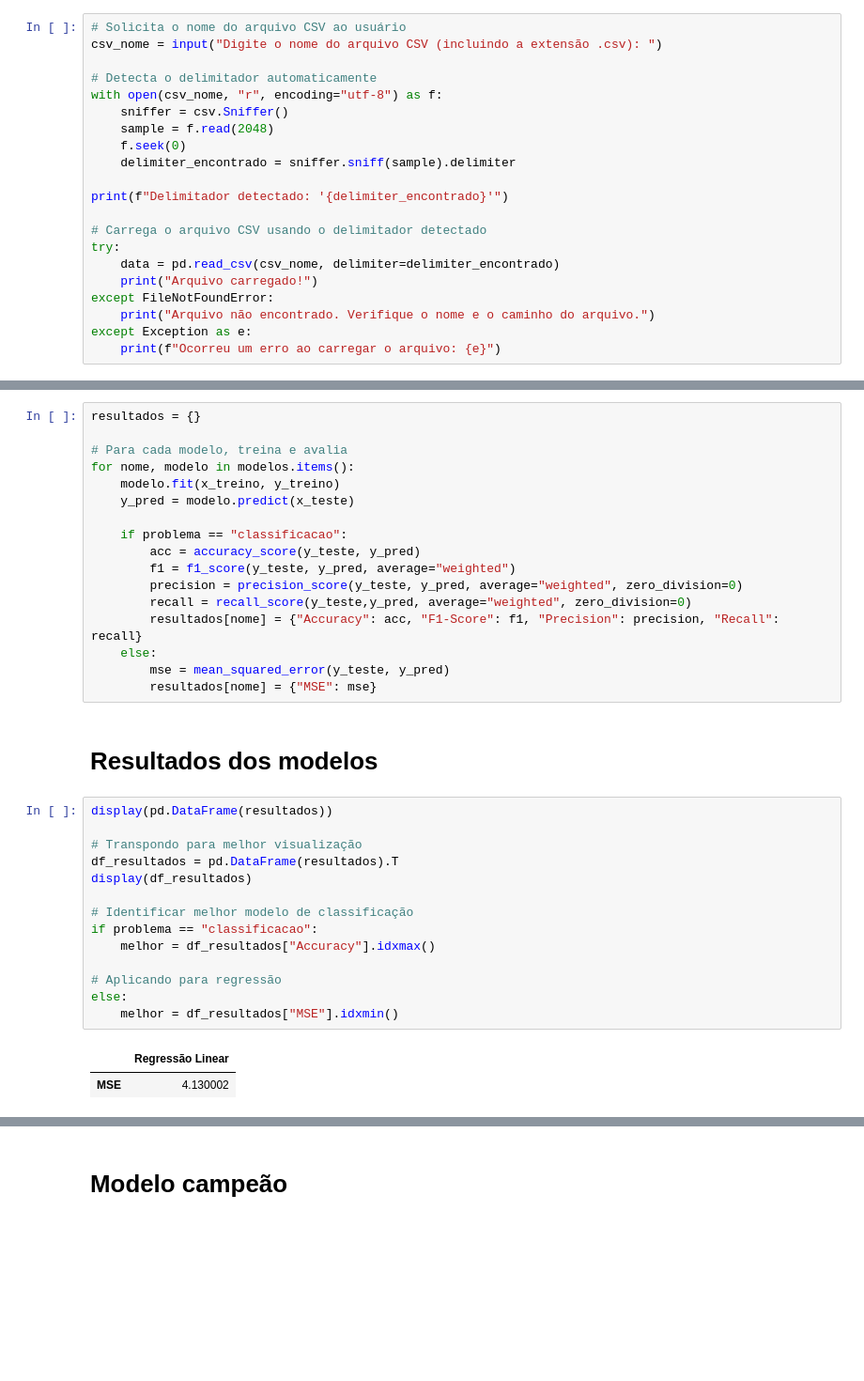
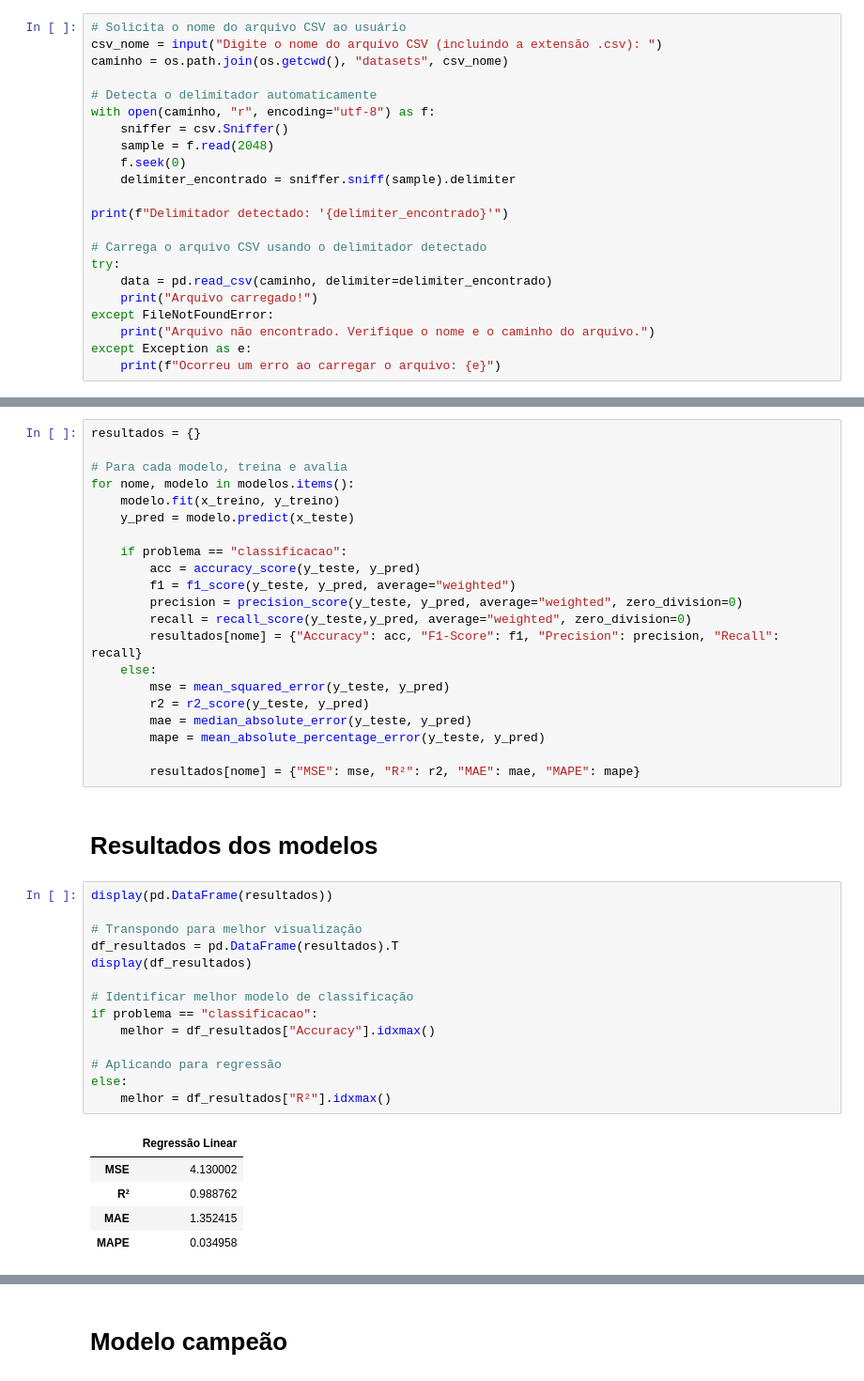
Before and after one commit to A-UTech/mat-aplicada-ia-preditiva-2ano, a Jupyter notebook: ia-preditiva.ipynb, the cells around one changed output, grey strips where cells are left out. Shown at 94% size. Saved outputs shown, nothing was run; the diff lists cells and outputs as text; blank space fills up the shorter version.

```diff
--- a/ia-preditiva.ipynb
+++ b/ia-preditiva.ipynb
@@ -53,9 +62,10 @@ pd.set_option('display.max_columns', None)
 # %%
 # Solicita o nome do arquivo CSV ao usuário
 csv_nome = input("Digite o nome do arquivo CSV (incluindo a extensão .csv): ")
+caminho = os.path.join(os.getcwd(), "datasets", csv_nome)
 
 # Detecta o delimitador automaticamente
-with open(csv_nome, "r", encoding="utf-8") as f:
+with open(caminho, "r", encoding="utf-8") as f:
     sniffer = csv.Sniffer()
     sample = f.read(2048)
     f.seek(0)
@@ -65,7 +75,7 @@ print(f"Delimitador detectado: '{delimiter_encontrado}'")
 
 # Carrega o arquivo CSV usando o delimitador detectado
 try:
-    data = pd.read_csv(csv_nome, delimiter=delimiter_encontrado)
+    data = pd.read_csv(caminho, delimiter=delimiter_encontrado)
     print("Arquivo carregado!")
 except FileNotFoundError:
     print("Arquivo não encontrado. Verifique o nome e o caminho do arquivo.")
@@ -172,23 +182,30 @@ for nome, modelo in modelos.items():
         resultados[nome] = {"Accuracy": acc, "F1-Score": f1, "Precision": precision, "Recall": recall}
     else:
         mse = mean_squared_error(y_teste, y_pred)
-        resultados[nome] = {"MSE": mse}
+        r2 = r2_score(y_teste, y_pred)
+        mae = median_absolute_error(y_teste, y_pred)
+        mape = mean_absolute_percentage_error(y_teste, y_pred)
+
+        resultados[nome] = {"MSE": mse, "R²": r2, "MAE": mae, "MAPE": mape}
 # %% [markdown]
 <h1> Resultados dos modelos </h1>
 # %%
 display(pd.DataFrame(resultados))
 
 # Transpondo para melhor visualização
 df_resultados = pd.DataFrame(resultados).T
 display(df_resultados)
 
 # Identificar melhor modelo de classificação
 if problema == "classificacao":
     melhor = df_resultados["Accuracy"].idxmax()
 
 # Aplicando para regressão
 else:
-    melhor = df_resultados["MSE"].idxmin()
+    melhor = df_resultados["R²"].idxmax()
 # %% [output]
 |  | Regressão Linear |
 | MSE | 4.130002 |
+| R² | 0.988762 |
+| MAE | 1.352415 |
+| MAPE | 0.034958 |
```
Also changed, not shown: parts of 3 cells of this notebook, 2 other files.
